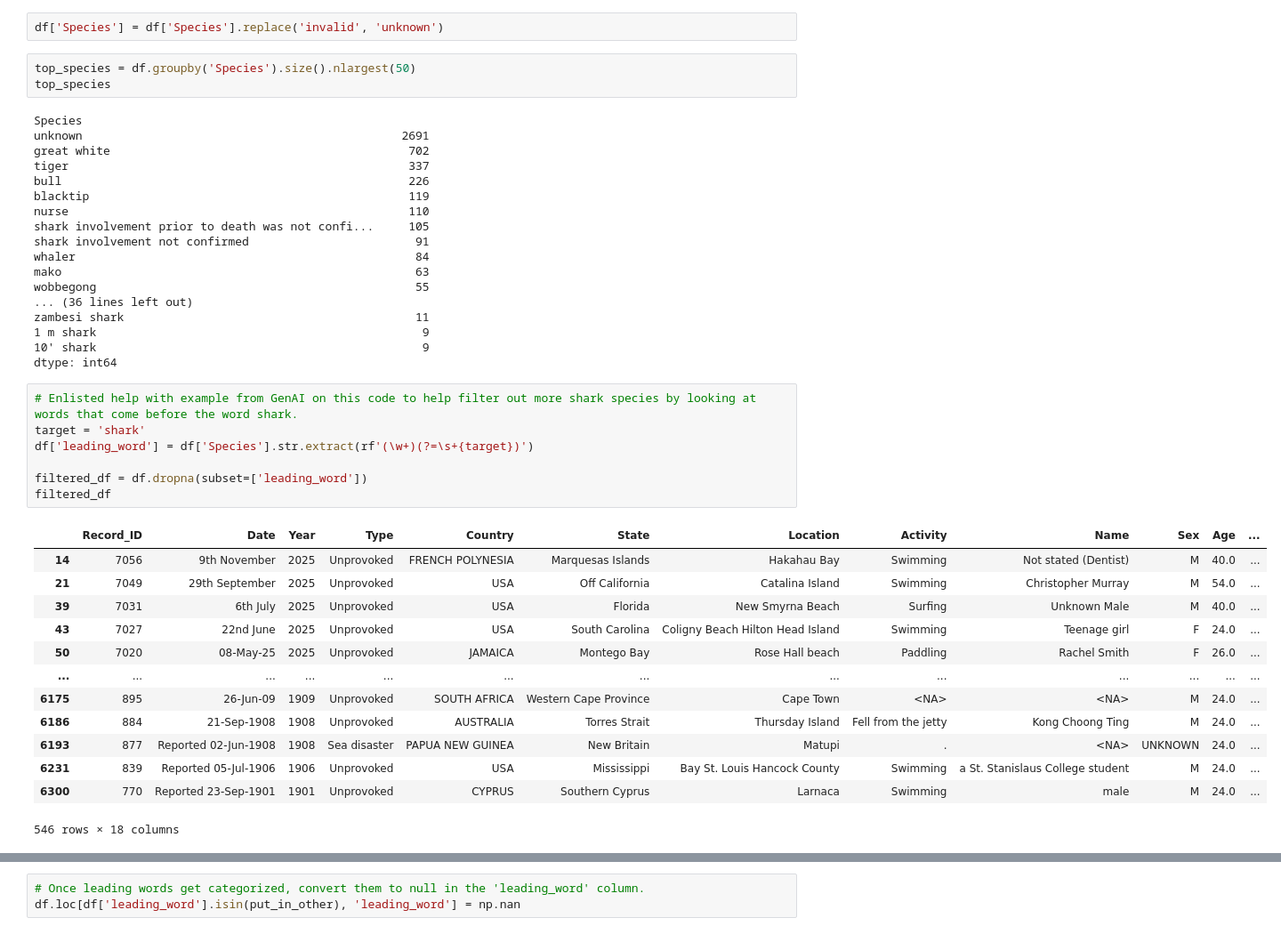
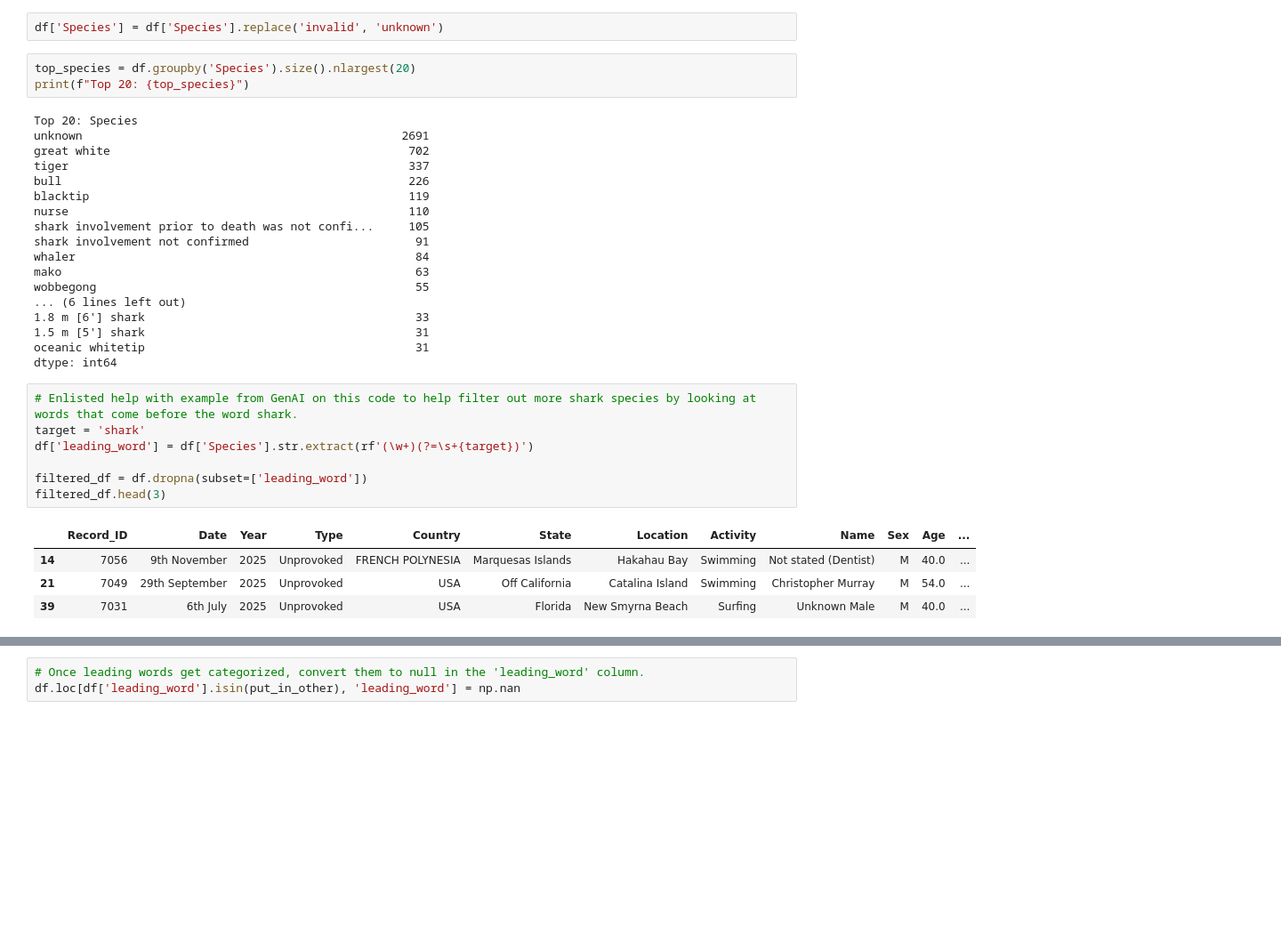
Before and after one commit to LauraMacP/Shark-Attack-Risk-Analysis, a Jupyter notebook: notebooks/01_data_cleaning_and_exploration.ipynb, the cells around one changed output, grey strips where cells are left out. Shown at 89% size. Saved outputs shown, nothing was run; the diff lists cells and outputs as text; blank space fills up the shorter version.

```diff
--- a/notebooks/01_data_cleaning_and_exploration.ipynb
+++ b/notebooks/01_data_cleaning_and_exploration.ipynb
@@ -699,10 +590,10 @@ df['Species'] = df['Species'].replace('questionable', 'unknown')
 # %%
 df['Species'] = df['Species'].replace('invalid', 'unknown')
 # %%
-top_species = df.groupby('Species').size().nlargest(50)
-top_species
+top_species = df.groupby('Species').size().nlargest(20)
+print(f"Top 20: {top_species}")
 # %% [output]
-Species
+Top 20: Species
 unknown                                              2691
 great white                                           702
 tiger                                                 337
@@ -714,30 +605,21 @@ shark involvement not confirmed                        91
 whaler                                                 84
 mako                                                   63
 wobbegong                                              55
-... (36 lines left out)
-zambesi shark                                          11
-1 m shark                                               9
-10' shark                                               9
+... (6 lines left out)
+1.8 m [6'] shark                                       33
+1.5 m [5'] shark                                       31
+oceanic whitetip                                       31
 dtype: int64
 # %%
 # Enlisted help with example from GenAI on this code to help filter out more shark species by looking at words that come before the word shark.
 target = 'shark'
 df['leading_word'] = df['Species'].str.extract(rf'(\w+)(?=\s+{target})')
 
 filtered_df = df.dropna(subset=['leading_word'])
-filtered_df
+filtered_df.head(3)
 # %% [output]
 |  | Record_ID | Date | Year | Type | Country | State | Location | Activity | Name | Sex | Age | ... |
 | 14 | 7056 | 9th November | 2025 | Unprovoked | FRENCH POLYNESIA | Marquesas Islands | Hakahau Bay | Swimming | Not stated (Dentist) | M | 40.0 | ... |
 | 21 | 7049 | 29th September | 2025 | Unprovoked | USA | Off California | Catalina Island | Swimming | Christopher Murray | M | 54.0 | ... |
 | 39 | 7031 | 6th July | 2025 | Unprovoked | USA | Florida | New Smyrna Beach | Surfing | Unknown Male | M | 40.0 | ... |
-| 43 | 7027 | 22nd June | 2025 | Unprovoked | USA | South Carolina | Coligny Beach Hilton Head Island | Swimming | Teenage girl | F | 24.0 | ... |
-| 50 | 7020 | 08-May-25 | 2025 | Unprovoked | JAMAICA | Montego Bay | Rose Hall beach | Paddling | Rachel Smith | F | 26.0 | ... |
-| ... | ... | ... | ... | ... | ... | ... | ... | ... | ... | ... | ... | ... |
-| 6175 | 895 | 26-Jun-09 | 1909 | Unprovoked | SOUTH AFRICA | Western Cape Province | Cape Town | <NA> | <NA> | M | 24.0 | ... |
-| 6186 | 884 | 21-Sep-1908 | 1908 | Unprovoked | AUSTRALIA | Torres Strait | Thursday Island | Fell from the jetty | Kong Choong Ting | M | 24.0 | ... |
-| 6193 | 877 | Reported 02-Jun-1908 | 1908 | Sea disaster | PAPUA NEW GUINEA | New Britain | Matupi | . | <NA> | UNKNOWN | 24.0 | ... |
-| 6231 | 839 | Reported 05-Jul-1906 | 1906 | Unprovoked | USA | Mississippi | Bay St. Louis Hancock County | Swimming | a St. Stanislaus College student | M | 24.0 | ... |
-| 6300 | 770 | Reported 23-Sep-1901 | 1901 | Unprovoked | CYPRUS | Southern Cyprus | Larnaca | Swimming | male | M | 24.0 | ... |
-546 rows × 18 columns
 # %%
```
Also changed, not shown: parts of 47 cells of this notebook.
